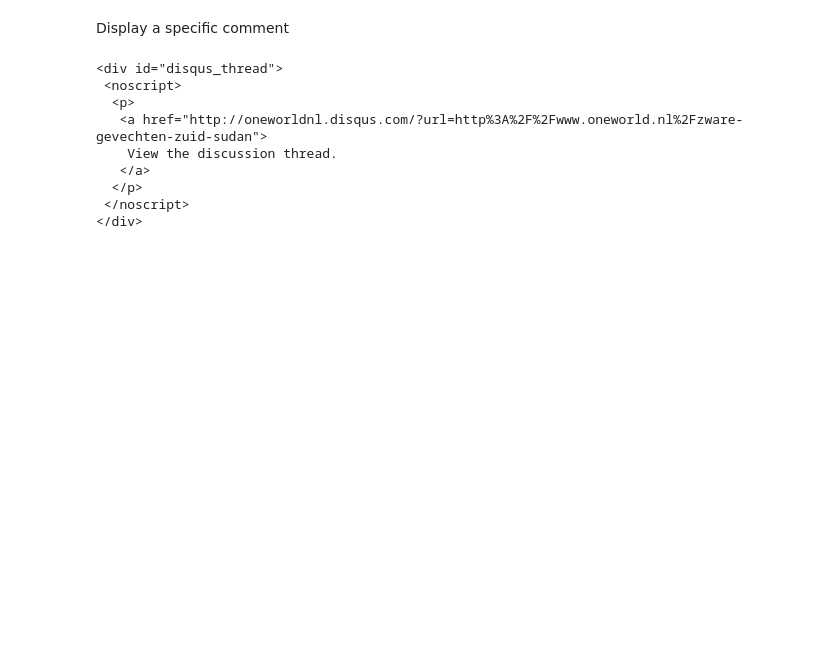
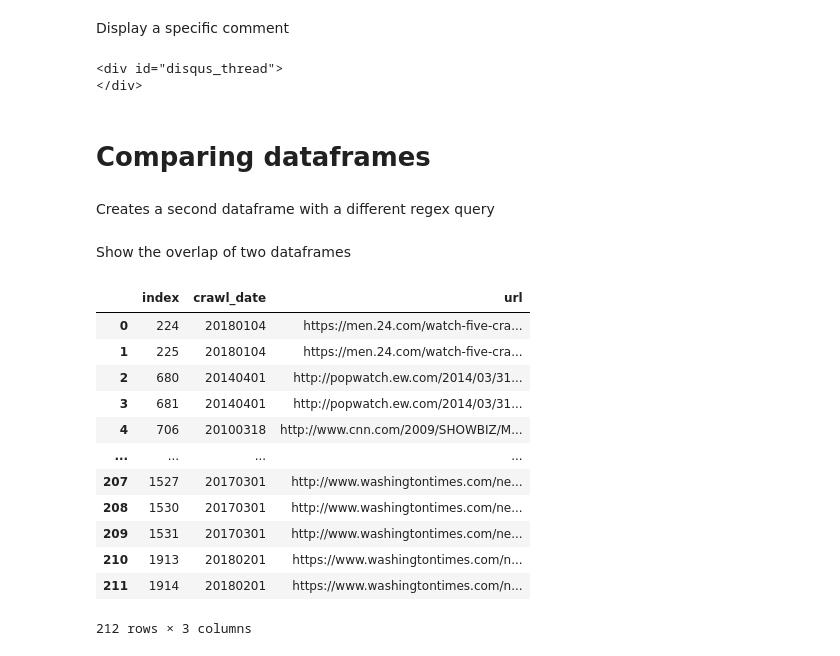
Before and after one commit to smootyboy/ARCH_News_Comments, a Jupyter notebook: Comment_Extraction.ipynb, the cells around one changed output. Saved outputs shown, nothing was run; the diff lists cells and outputs as text; code cells hidden in the pictures; blank space fills up the shorter version.

```diff
--- a/Comment_Extraction.ipynb
+++ b/Comment_Extraction.ipynb
@@ -217,0 +222,3 @@ def display_comment(dataframe, index):
+# %%
+def dataframe_intersection(df1,df2):
+    return pd.concat([df1,df2])[pd.concat([df1,df2]).duplicated(keep=False)].reset_index()
@@ -349,14 +374,31 @@ disqus_df[disqus_df['comments'].apply(lambda x: len(x)>32)][['comments','IA_url'
 # %% [markdown]
 Display a specific comment
 # %%
-display_comment(disqus_df, 257)
+display_comment(disqus_df, 0)
 # %% [output]
 <div id="disqus_thread">
- <noscript>
-  <p>
-   <a href="http://oneworldnl.disqus.com/?url=http%3A%2F%2Fwww.oneworld.nl%2Fzware-gevechten-zuid-sudan">
-    View the discussion thread.
-   </a>
-  </p>
- </noscript>
 </div>
+# %% [markdown]
+# Comparing dataframes
+# %% [markdown]
+Creates a second dataframe with a different regex query
+# %%
+disqus_df_2 = filter_df_content_regex("data/World/html-file-information.csv", "(?i)disqus\.js", 10000)
+# %% [markdown]
+Show the overlap of two dataframes
+# %%
+dataframe_intersection(disqus_df[['crawl_date','url']],disqus_df_2[['crawl_date','url']])
+# %% [output]
+|  | index | crawl_date | url |
+| 0 | 224 | 20180104 | https://men.24.com/watch-five-cra... |
+| 1 | 225 | 20180104 | https://men.24.com/watch-five-cra... |
+| 2 | 680 | 20140401 | http://popwatch.ew.com/2014/03/31... |
+| 3 | 681 | 20140401 | http://popwatch.ew.com/2014/03/31... |
+| 4 | 706 | 20100318 | http://www.cnn.com/2009/SHOWBIZ/M... |
+| ... | ... | ... | ... |
+| 207 | 1527 | 20170301 | http://www.washingtontimes.com/ne... |
+| 208 | 1530 | 20170301 | http://www.washingtontimes.com/ne... |
+| 209 | 1531 | 20170301 | http://www.washingtontimes.com/ne... |
+| 210 | 1913 | 20180201 | https://www.washingtontimes.com/n... |
+| 211 | 1914 | 20180201 | https://www.washingtontimes.com/n... |
+212 rows × 3 columns
```
Also changed, not shown: parts of 15 cells of this notebook.
